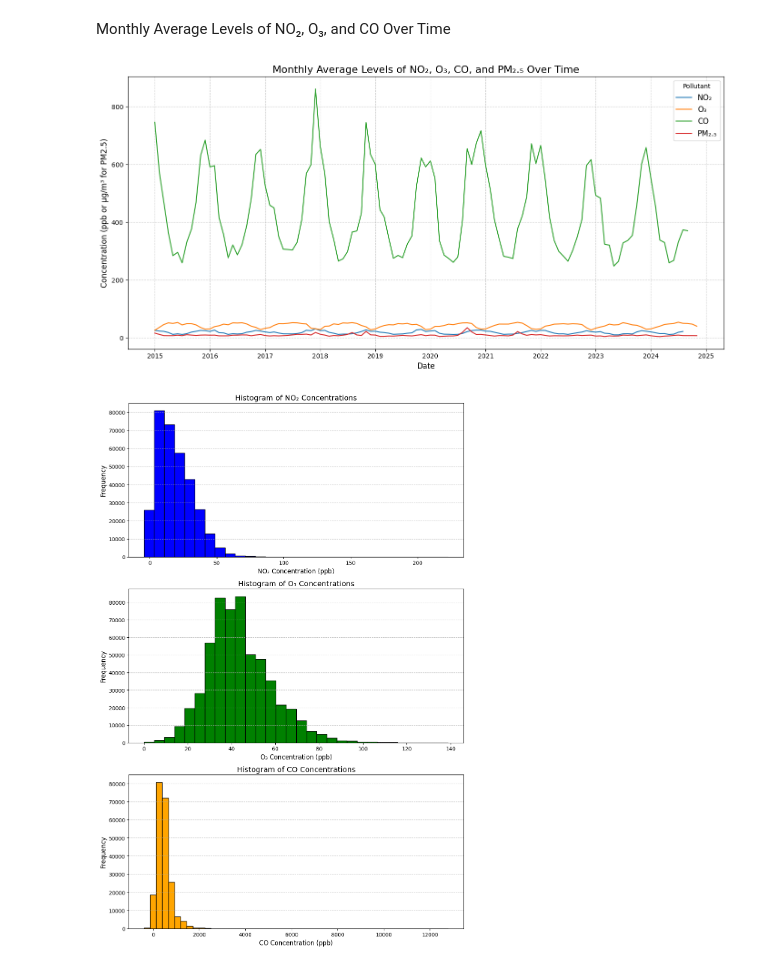
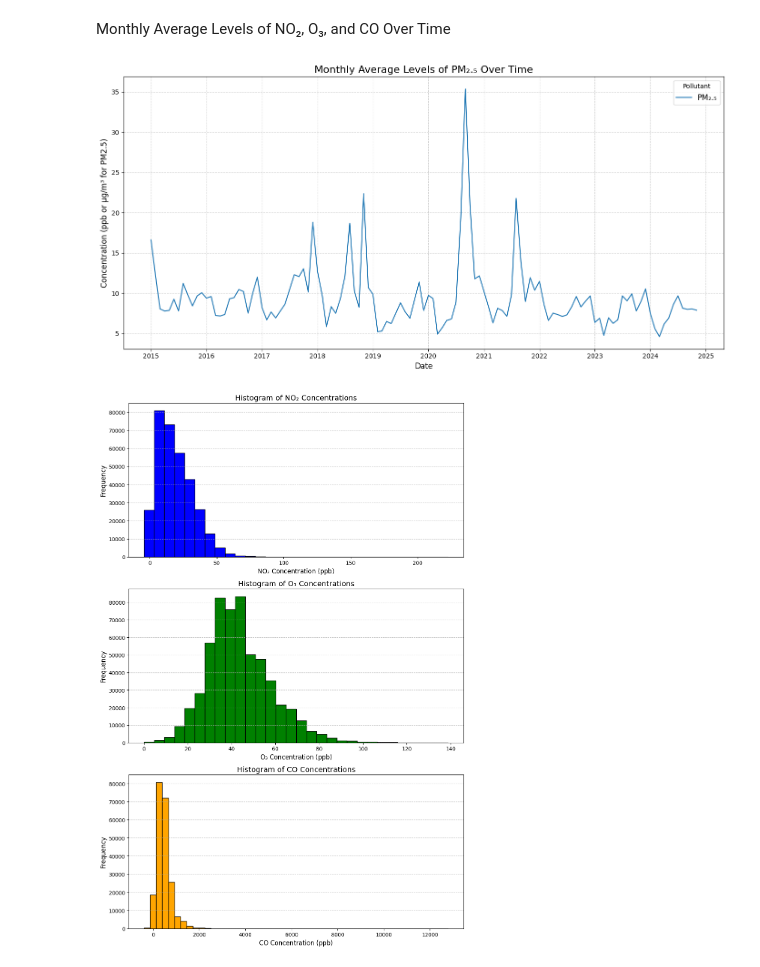
Before and after one commit to ashkren/eda_final_project, a Jupyter notebook: eda_final_project.ipynb, the cells around one changed output. Cells and saved outputs as stored; diff of their text form; code cells hidden in the pictures.

```diff
--- a/eda_final_project.ipynb
+++ b/eda_final_project.ipynb
@@ -647,59 +308,29 @@ plt.show()
 # %% [markdown]
 Monthly Average Levels of NO₂, O₃, and CO Over Time
-# %%
-import matplotlib.pyplot as plt
-
-# Prepare the NO2 data
-no2_data['Date'] = pd.to_datetime(no2_data['Date'])
-no2_data['YearMonth'] = no2_data['Date'].dt.to_period('M')
-no2_monthly_avg = no2_data.groupby('YearMonth')['Daily Max 1-hour NO2 Concentration'].mean().reset_index()
-no2_monthly_avg['YearMonth'] = no2_monthly_avg['YearMonth'].dt.to_timestamp()
-
-# Prepare the Ozone data
-ozone_data['Date'] = pd.to_datetime(ozone_data['Date'])
-ozone_data['YearMonth'] = ozone_data['Date'].dt.to_period('M')
-ozone_monthly_avg = ozone_data.groupby('YearMonth')['Daily Max 8-hour Ozone Concentration'].mean().reset_index()
-ozone_monthly_avg['YearMonth'] = ozone_monthly_avg['YearMonth'].dt.to_timestamp()
-
-# Prepare the CO data
-co_data['Date'] = pd.to_datetime(co_data['Date'])
-co_data['YearMonth'] = co_data['Date'].dt.to_period('M')
-co_monthly_avg = co_data.groupby('YearMonth')['Daily Max 8-hour CO Concentration'].mean().reset_index()
-co_monthly_avg['YearMonth'] = co_monthly_avg['YearMonth'].dt.to_timestamp()
-
-# Prepare the PM2.5 data (using Daily Mean PM2.5 Concentration)
-pm25_data['Date'] = pd.to_datetime(pm25_data['Date'])
-pm25_data['YearMonth'] = pm25_data['Date'].dt.to_period('M')
-pm25_monthly_avg = pm25_data.groupby('YearMonth')['Daily Mean PM2.5 Concentration'].mean().reset_index()
-pm25_monthly_avg['YearMonth'] = pm25_monthly_avg['YearMonth'].dt.to_timestamp()
-pm25_monthly_avg.columns = ['YearMonth', 'PM2.5']  # Rename for consistency
-
-# Merge all datasets on YearMonth
-combined_data = (
-    no2_monthly_avg
-    .merge(ozone_monthly_avg, on='YearMonth', how='outer')
-    .merge(co_monthly_avg, on='YearMonth', how='outer')
-    .merge(pm25_monthly_avg, on='YearMonth', how='outer')
-)
-combined_data.columns = ['Date', 'NO2', 'Ozone', 'CO', 'PM2.5']
-
-# Plot the data
-plt.figure(figsize=(14, 7))
-plt.plot(combined_data['Date'], combined_data['NO2'], label='NO₂')
-plt.plot(combined_data['Date'], combined_data['Ozone'], label='O₃')
-plt.plot(combined_data['Date'], combined_data['CO'], label='CO')
-plt.plot(combined_data['Date'], combined_data['PM2.5'], label='PM₂.₅')
-
-# Customize the plot
-plt.title('Monthly Average Levels of NO₂, O₃, CO, and PM₂.₅ Over Time', fontsize=16)
-plt.xlabel('Date', fontsize=12)
-plt.ylabel('Concentration (ppb or µg/m³ for PM2.5)', fontsize=12)
-plt.legend(title='Pollutant', fontsize=12)
-plt.grid(True, linestyle='--', alpha=0.6)
-plt.tight_layout()
-plt.show()
-# %% [output]
-[figure, removed]
+# %%
+import matplotlib.pyplot as plt
+
+# Prepare the PM2.5 data (using Daily Mean PM2.5 Concentration)
+pm25_data['Date'] = pd.to_datetime(pm25_data['Date'])
+pm25_data['YearMonth'] = pm25_data['Date'].dt.to_period('M')
+pm25_monthly_avg = pm25_data.groupby('YearMonth')['Daily Mean PM2.5 Concentration'].mean().reset_index()
+pm25_monthly_avg['YearMonth'] = pm25_monthly_avg['YearMonth'].dt.to_timestamp()
+pm25_monthly_avg.columns = ['YearMonth', 'PM2.5']  # Rename for consistency
+
+# Plot the data
+plt.figure(figsize=(14, 7))
+plt.plot(pm25_monthly_avg["YearMonth"], pm25_monthly_avg['PM2.5'], label='PM₂.₅')
+
+# Customize the plot
+plt.title('Monthly Average Levels of PM₂.₅ Over Time', fontsize=16)
+plt.xlabel('Date', fontsize=12)
+plt.ylabel('Concentration (ppb or µg/m³ for PM2.5)', fontsize=12)
+plt.legend(title='Pollutant', fontsize=12)
+plt.grid(True, linestyle='--', alpha=0.6)
+plt.tight_layout()
+plt.show()
+# %% [output]
+[figure, added]
 # %%
 fig, axs = plt.subplots(3, 1, figsize=(10, 15))
 
```
Also changed, not shown: parts of 19 cells of this notebook.
